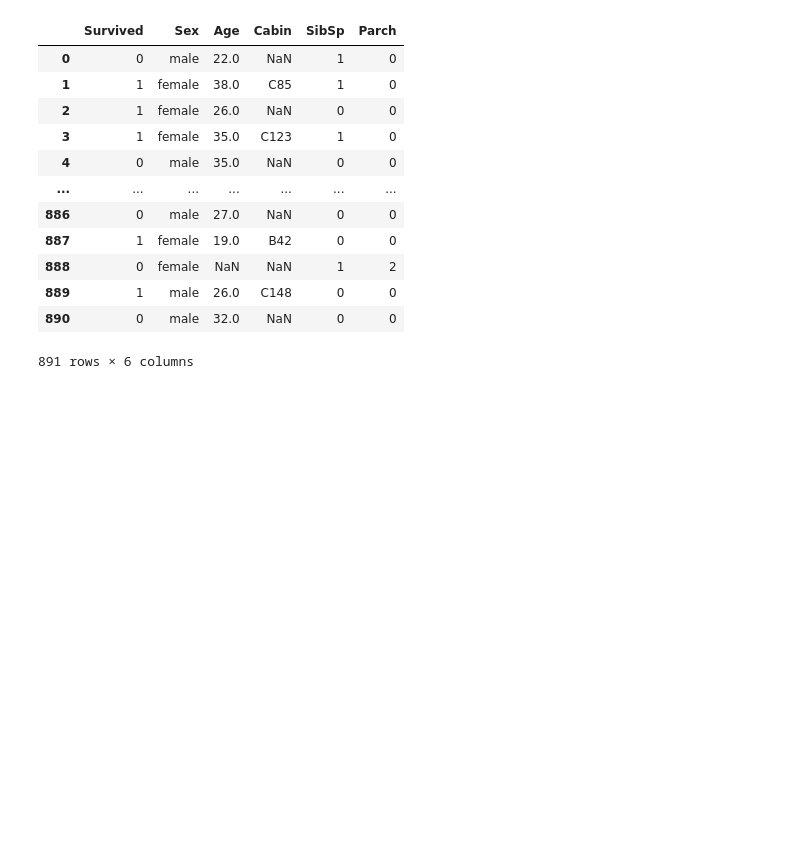
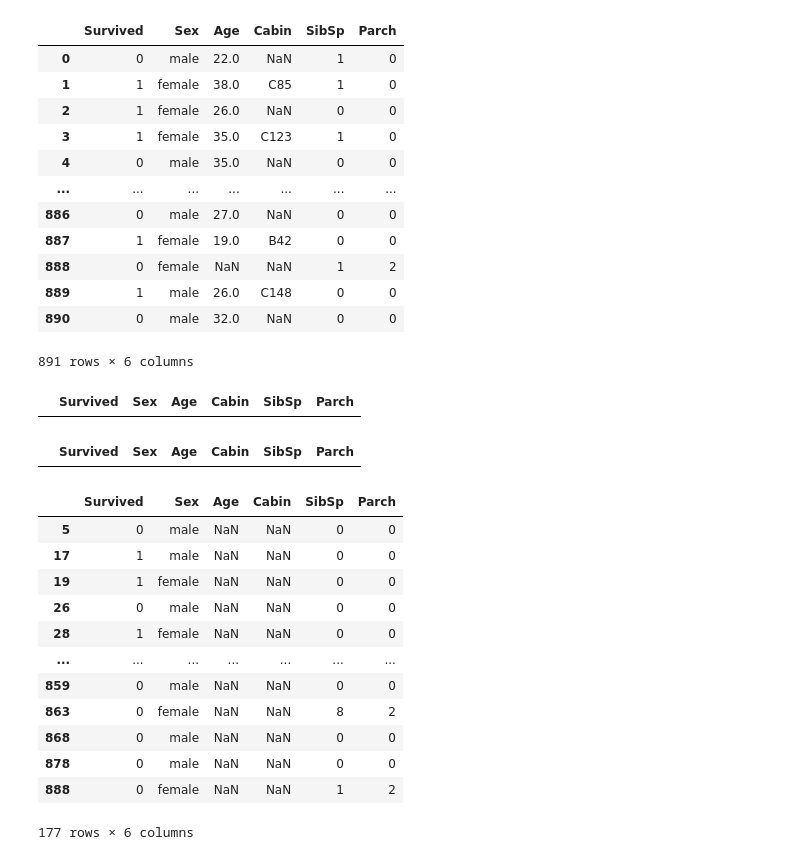
Before and after one commit to Incierge3789/kaggle_practice, a Jupyter notebook: kaggletest.ipynb, the cells around one changed output. Saved outputs shown, nothing was run; the diff lists cells and outputs as text; code cells hidden in the pictures; blank space fills up the shorter version.

```diff
--- a/kaggletest.ipynb
+++ b/kaggletest.ipynb
@@ -75,3 +75,27 @@ train_subdataframe
 | 889 | 1 | male | 26.0 | C148 | 0 | 0 |
 | 890 | 0 | male | 32.0 | NaN | 0 | 0 |
 891 rows × 6 columns
+# %%
+train_subdataframe[train_subdataframe['Survived'].isnull()]
+# %% [output]
+|  | Survived | Sex | Age | Cabin | SibSp | Parch |
+# %%
+train_subdataframe[train_subdataframe['Sex'].isnull()]
+# %% [output]
+|  | Survived | Sex | Age | Cabin | SibSp | Parch |
+# %%
+train_subdataframe[train_subdataframe['Age'].isnull()]
+# %% [output]
+|  | Survived | Sex | Age | Cabin | SibSp | Parch |
+| 5 | 0 | male | NaN | NaN | 0 | 0 |
+| 17 | 1 | male | NaN | NaN | 0 | 0 |
+| 19 | 1 | female | NaN | NaN | 0 | 0 |
+| 26 | 0 | male | NaN | NaN | 0 | 0 |
+| 28 | 1 | female | NaN | NaN | 0 | 0 |
+| ... | ... | ... | ... | ... | ... | ... |
+| 859 | 0 | male | NaN | NaN | 0 | 0 |
+| 863 | 0 | female | NaN | NaN | 8 | 2 |
+| 868 | 0 | male | NaN | NaN | 0 | 0 |
+| 878 | 0 | male | NaN | NaN | 0 | 0 |
+| 888 | 0 | female | NaN | NaN | 1 | 2 |
+177 rows × 6 columns
```
Also changed, not shown: parts of 5 cells of this notebook.
